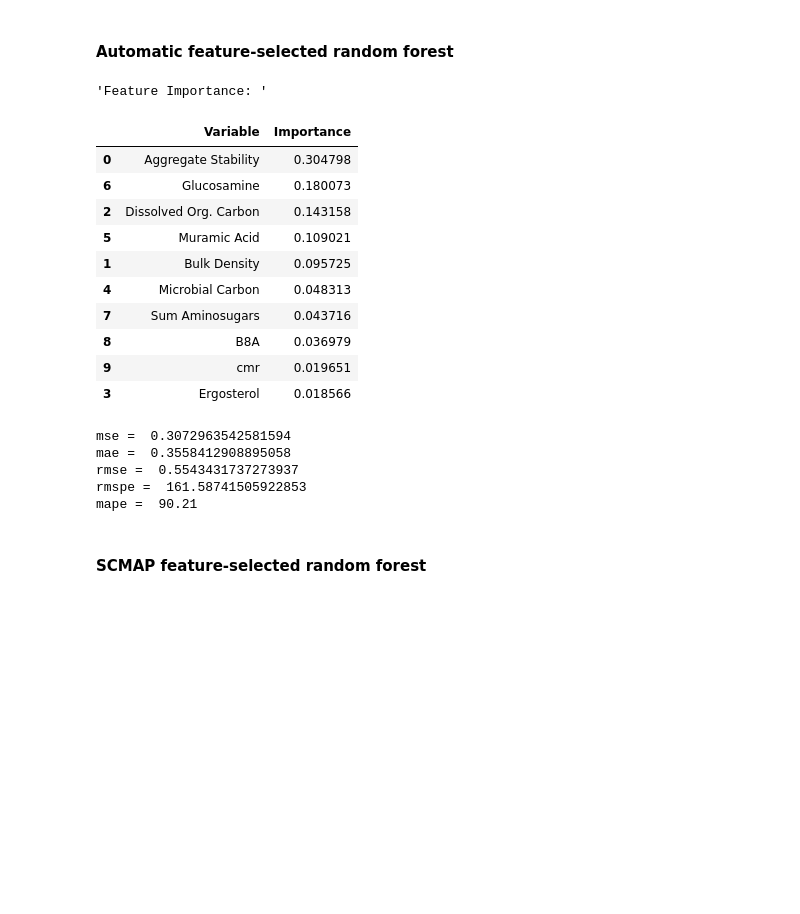
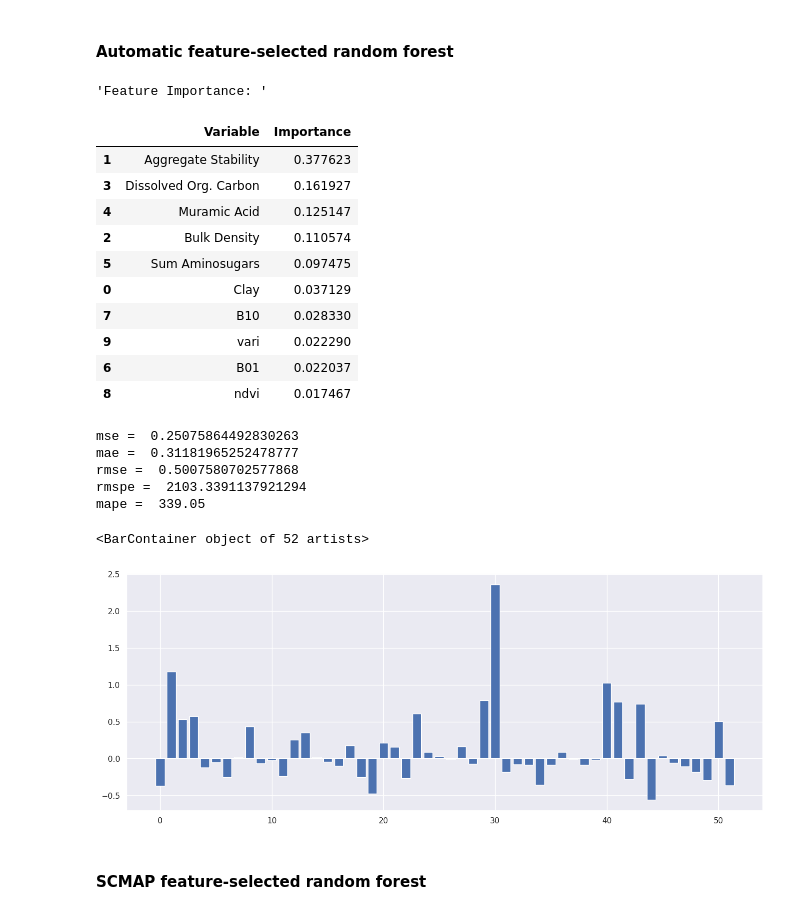
Before and after one commit to werzum/SoilQualityIndicators, a Jupyter notebook: location_rs_exploration.ipynb, the cells around one changed output. Cells and saved outputs as stored; diff of their text form; code cells hidden in the pictures; blank space fills up the shorter version.

```diff
--- a/location_rs_exploration.ipynb
+++ b/location_rs_exploration.ipynb
@@ -286,7 +286,7 @@ for row in bestand.itertuples():
             pixel_list.append(updated_pixel)
 
     # add this set of pixels with indices per area to the list
-    pixel_per_area_list.append(np.asarray(pixel_list))
+    pixel_per_area_list.append(pixel_list)
 
 # and set it as new column
-bestand["BandsWithIndices"] = np.asarray(pixel_per_area_list)
+bestand["BandsWithIndices"] = pixel_per_area_list
@@ -299,21 +293,33 @@ ex_1.shape
 # %% [markdown]
 #### Transform individual pixel/band values to columns with average values
 # %%
+# drop empty rows
+bestand.dropna(axis=0,how='any',inplace=True)
+
 location_band_average_placeholder = []
 
 for row in bestand.itertuples():
     pixel_list = row.BandsWithIndices
     pixel_band_average = []
     for pixel in pixel_list:
-        #take the average except the SRC (row) and mask band (column)
-        time_band_average = np.average(pixel[:-1, :-1],axis=0)
-        pixel_band_average.append(time_band_average)
+        # skip if this pixel is masked/not marked as bare soil pixel
+        pixel = np.asarray(pixel)
+        if pixel[0,-1]:
+            #take the average except the SRC (row) and mask band (column)
+            time_band_average = np.average(pixel[:-1, :-1],axis=0)
+            pixel_band_average.append(time_band_average)
+        else:
+            continue
     # get the average of each band over all pixels
-    location_band_average = np.average(pixel_band_average,axis=0)
+    # if all pixels are masked, set a NaN value
+    if pixel_band_average == []:
+        location_band_average = [np.NaN for i in range(pixel.shape[0])]
+    else:
+        location_band_average = np.average(pixel_band_average,axis=0)
     # and map the values to this row
     location_band_average_placeholder.append(location_band_average)
 # %%
 # create a tempdf and concat it to bestand
-temp_df = pd.DataFrame(location_band_average_placeholder, columns=["B01","B02","B03","B04","B05","B06","B07","B08","B8A","B09","B10","B11","B12","ndvi","savi","vari","mndwi","cmr", "pv"])
+temp_df = pd.DataFrame(data=location_band_average_placeholder, columns=["B01","B02","B03","B04","B05","B06","B07","B08","B8A","B09","B10","B11","B12","ndvi","savi","vari","mndwi","cmr", "pv"])
 bestand_with_band_averages = pd.concat([bestand,temp_df],axis=1)
 # %%
@@ -445,35 +444,49 @@ X_feature_reduced.head()
 #### Automatic feature-selected random forest
 # %%
 model = RandomForestRegressor()
+
+# Get columns to keep and create new dataframe with those only
+cols = X_fs.get_support(indices=True)
+X_feature_reduced = X.iloc[:,cols]
+
+
+# Redo the split with reduced x
+X_train_reduced, X_test_reduced, y_train, y_test = train_test_split(X_feature_reduced, y, test_size=0.3, random_state=42)
+
 model.fit(X_train_reduced, y_train)
 y_pred = model.predict(X_test_reduced)
 
 display("Feature Importance: ",pd.DataFrame({'Variable':X_feature_reduced.columns,'Importance':model.feature_importances_}).sort_values('Importance', ascending=False))
 
 mse = mean_squared_error(y_test, model.predict(X_test_reduced))
 mae = mean_absolute_error(y_test, model.predict(X_test_reduced))
 rmspe = (np.sqrt(np.mean(np.square((y_test - model.predict(X_test_reduced)) / y_test)))) * 100
 mape = mean_absolute_percentage_error(y_test, model.predict(X_test_reduced))
 
 print("\nmse = ",mse,"\nmae = ",mae,"\nrmse = ", sqrt(mse),"\nrmspe = ",rmspe, "\nmape = ",round(mape * 100, 2))
+
+#display(pd.DataFrame({"predicted":y_pred,"test":y_test}))
+plt.bar([i for i in range(len(y_test))],y_test-y_pred)
 # %% [output]
 'Feature Importance: '
 |  | Variable | Importance |
-| 0 | Aggregate Stability | 0.304798 |
-| 6 | Glucosamine | 0.180073 |
-| 2 | Dissolved Org. Carbon | 0.143158 |
-| 5 | Muramic Acid | 0.109021 |
-| 1 | Bulk Density | 0.095725 |
-| 4 | Microbial Carbon | 0.048313 |
-| 7 | Sum Aminosugars | 0.043716 |
-| 8 | B8A | 0.036979 |
-| 9 | cmr | 0.019651 |
-| 3 | Ergosterol | 0.018566 |
+| 1 | Aggregate Stability | 0.377623 |
+| 3 | Dissolved Org. Carbon | 0.161927 |
+| 4 | Muramic Acid | 0.125147 |
+| 2 | Bulk Density | 0.110574 |
+| 5 | Sum Aminosugars | 0.097475 |
+| 0 | Clay | 0.037129 |
+| 7 | B10 | 0.028330 |
+| 9 | vari | 0.022290 |
+| 6 | B01 | 0.022037 |
+| 8 | ndvi | 0.017467 |
-mse =  0.3072963542581594
-mae =  0.3558412908895058
-rmse =  0.5543431737273937
-rmspe =  161.58741505922853
-mape =  90.21
+mse =  0.25075864492830263
+mae =  0.31181965252478777
+rmse =  0.5007580702577868
+rmspe =  2103.3391137921294
+mape =  339.05
+<BarContainer object of 52 artists>
+[figure, added]
 # %% [markdown]
 #### SCMAP feature-selected random forest
 # %%
```
Also changed, not shown: parts of 8 cells of this notebook, 1 other file.
